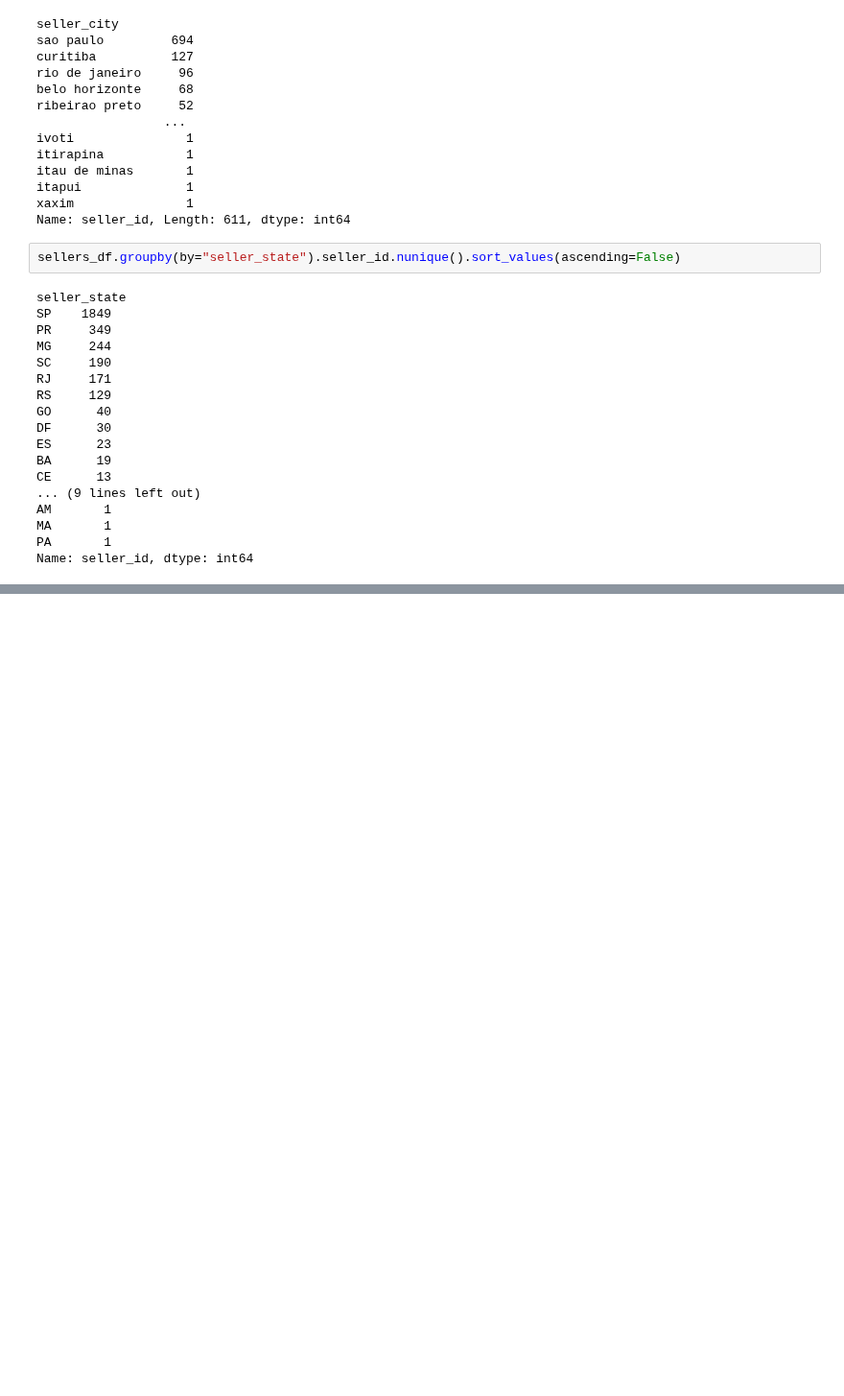
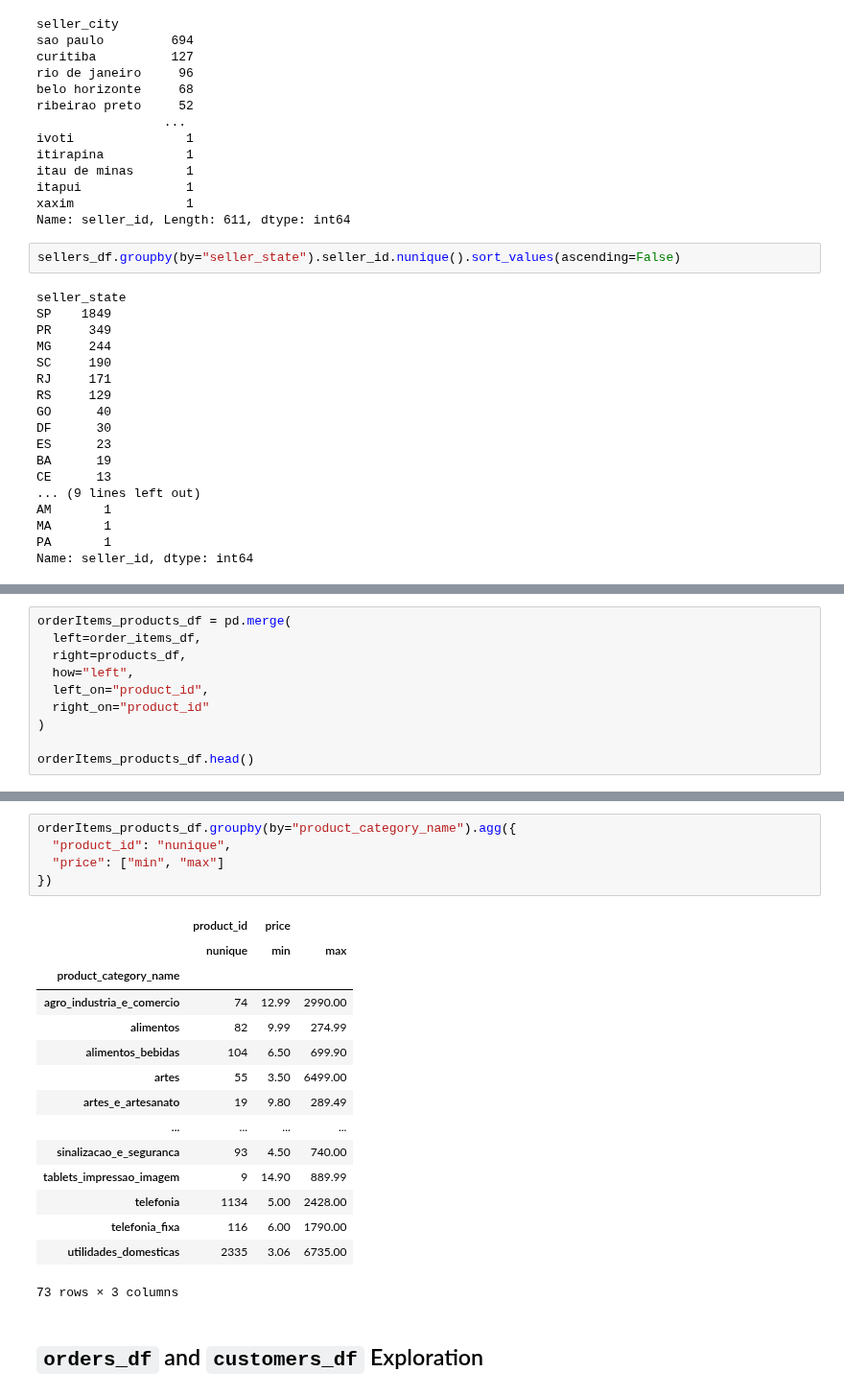
Before and after one commit to naufalmuafi/e-commerce_analysis_project, a Jupyter notebook: main.ipynb, the cells around one changed output, grey strips where cells are left out. Shown at 96% size. Saved outputs shown, nothing was run; the diff lists cells and outputs as text; blank space fills up the shorter version.

Commit message:
add: order_items and products_df exploration

```diff
--- a/main.ipynb
+++ b/main.ipynb
@@ -1141,0 +1145,10 @@ Name: seller_id, dtype: int64
+# %%
+orderItems_products_df = pd.merge(
+  left=order_items_df,
+  right=products_df,
+  how="left",
+  left_on="product_id",
+  right_on="product_id"
+)
+
+orderItems_products_df.head()
@@ -1141,0 +1162,23 @@ Name: seller_id, dtype: int64
+# %%
+orderItems_products_df.groupby(by="product_category_name").agg({
+  "product_id": "nunique",
+  "price": ["min", "max"]
+})
+# %% [output]
+|  | product_id | price |  |
+|  | nunique | min | max |
+| product_category_name |  |  |  |
+| agro_industria_e_comercio | 74 | 12.99 | 2990.00 |
+| alimentos | 82 | 9.99 | 274.99 |
+| alimentos_bebidas | 104 | 6.50 | 699.90 |
+| artes | 55 | 3.50 | 6499.00 |
+| artes_e_artesanato | 19 | 9.80 | 289.49 |
+| ... | ... | ... | ... |
+| sinalizacao_e_seguranca | 93 | 4.50 | 740.00 |
+| tablets_impressao_imagem | 9 | 14.90 | 889.99 |
+| telefonia | 1134 | 5.00 | 2428.00 |
+| telefonia_fixa | 116 | 6.00 | 1790.00 |
+| utilidades_domesticas | 2335 | 3.06 | 6735.00 |
+73 rows × 3 columns
+# %% [markdown]
+## `orders_df` and `customers_df` Exploration
```
Also changed, not shown: parts of 7 cells of this notebook.
